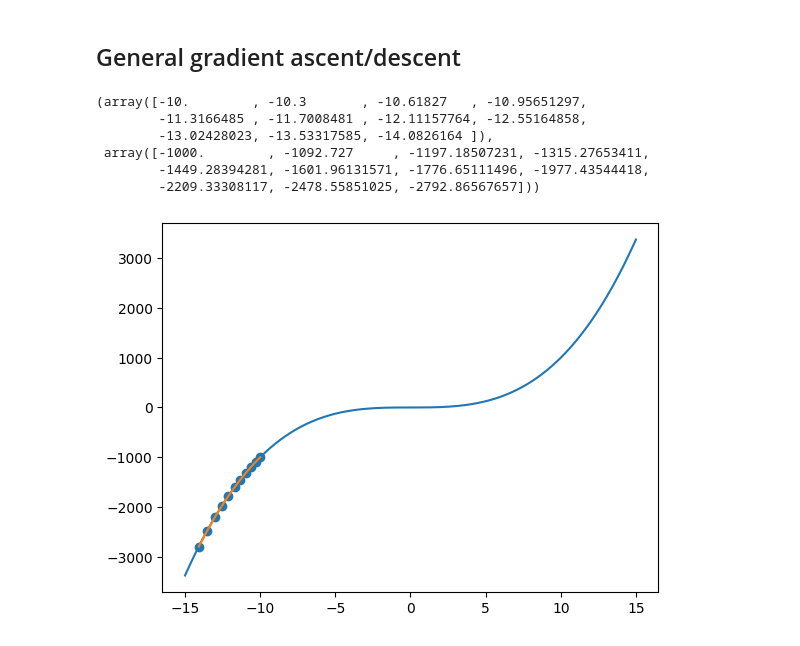
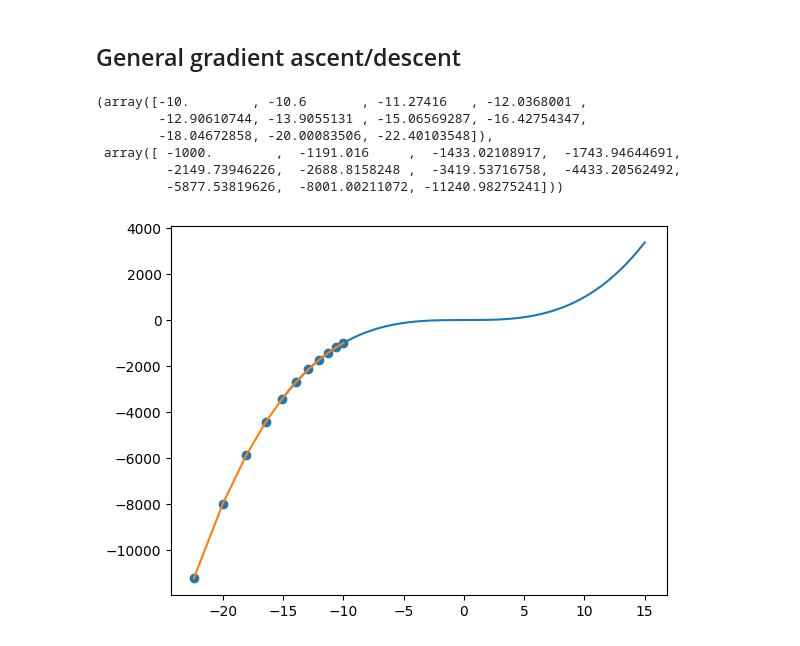
Before and after one commit to Janko-dev/data_analysis_and_machine_learning, a Jupyter notebook: notebooks/newton_method.ipynb, the cells around one changed output. Drawn from its saved outputs; the diff is of its cells as text; code cells hidden in the pictures.

```diff
--- a/notebooks/newton_method.ipynb
+++ b/notebooks/newton_method.ipynb
@@ -71,24 +71,24 @@ path, f(path)
 # %%
 x0 = -10
 path = [x0]
 
 xt = x0
 for t in range(10):
-    xt = xt - 0.001 * d_f(xt)
+    xt = xt - 0.002 * d_f(xt)
     path.append(xt)
 
 path = np.array(path)
 
 plt.plot(x, f(x))
 plt.scatter(path, f(path))
 plt.plot(path, f(path))
 
 path, f(path)
 # %% [output]
-(array([-10.        , -10.3       , -10.61827   , -10.95651297,
-        -11.3166485 , -11.7008481 , -12.11157764, -12.55164858,
-        -13.02428023, -13.53317585, -14.0826164 ]),
- array([-1000.        , -1092.727     , -1197.18507231, -1315.27653411,
-        -1449.28394281, -1601.96131571, -1776.65111496, -1977.43544418,
-        -2209.33308117, -2478.55851025, -2792.86567657]))
+(array([-10.        , -10.6       , -11.27416   , -12.0368001 ,
+        -12.90610744, -13.9055131 , -15.06569287, -16.42754347,
+        -18.04672858, -20.00083506, -22.40103548]),
+ array([ -1000.        ,  -1191.016     ,  -1433.02108917,  -1743.94644691,
+         -2149.73946226,  -2688.8158248 ,  -3419.53716758,  -4433.20562492,
+         -5877.53819626,  -8001.00211072, -11240.98275241]))
-[figure, old version]
+[figure, new version]
```
Also changed, not shown: 6 other files.
